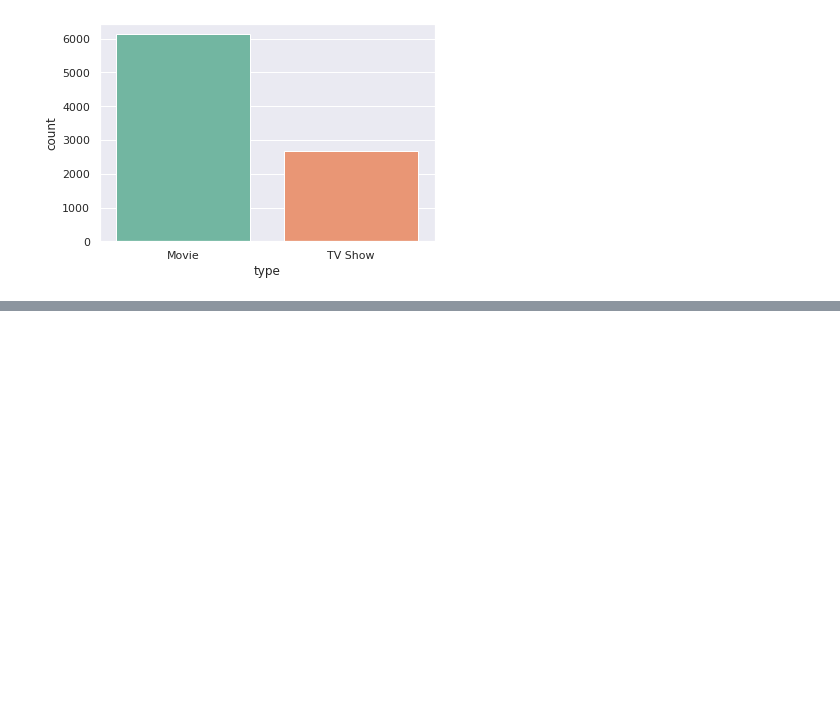
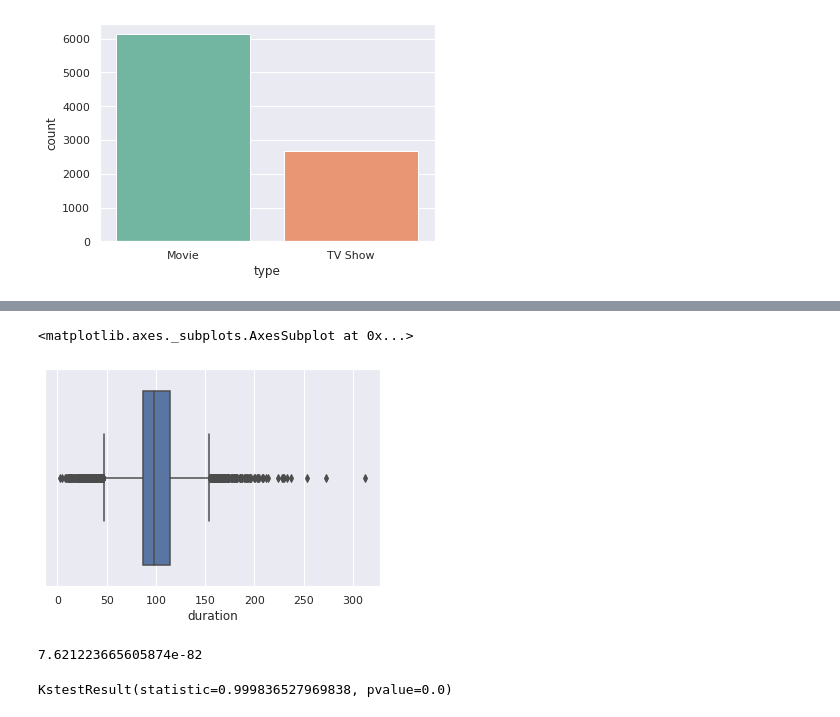
Before and after one commit to Sergey-Dubinin/Data-Analysis, a Jupyter notebook: Netflix.ipynb, the cells around one changed output, grey strips where cells are left out. Drawn from its saved outputs; the diff is of its cells as text; code cells hidden in the pictures; blank space fills up the shorter version.

```diff
--- a/Netflix.ipynb
+++ b/Netflix.ipynb
@@ -52,0 +145,16 @@ ax = sns.countplot(x='type', data=netflix, palette='Set2')
+# %%
+sns.boxplot(x=netflix_movie['duration'])
+# %% [output]
+<matplotlib.axes._subplots.AxesSubplot at 0x...>
+[figure, added]
+# %%
+from scipy import stats
+
+k2, p = stats.normaltest(netflix_movie['duration'])
+p
+# %% [output]
+7.621223665605874e-82
+# %%
+stats.kstest(netflix_movie['duration'], 'norm', alternative='two-sided')
+# %% [output]
+KstestResult(statistic=0.999836527969838, pvalue=0.0)
```
Also changed, not shown: parts of 14 cells of this notebook.
